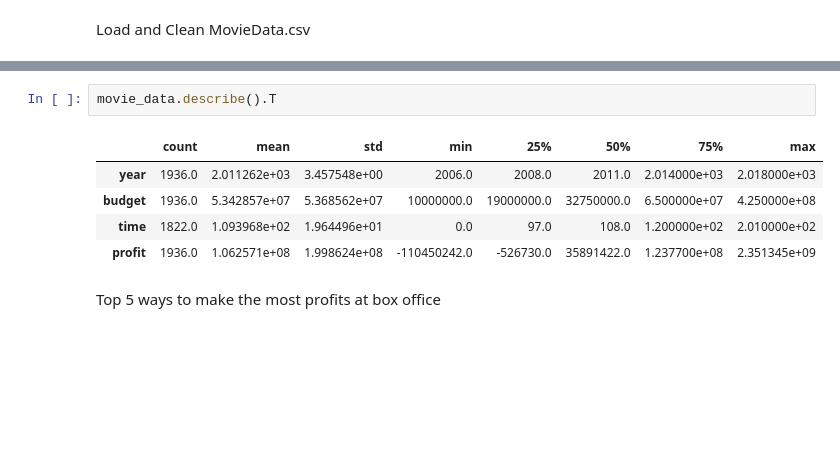
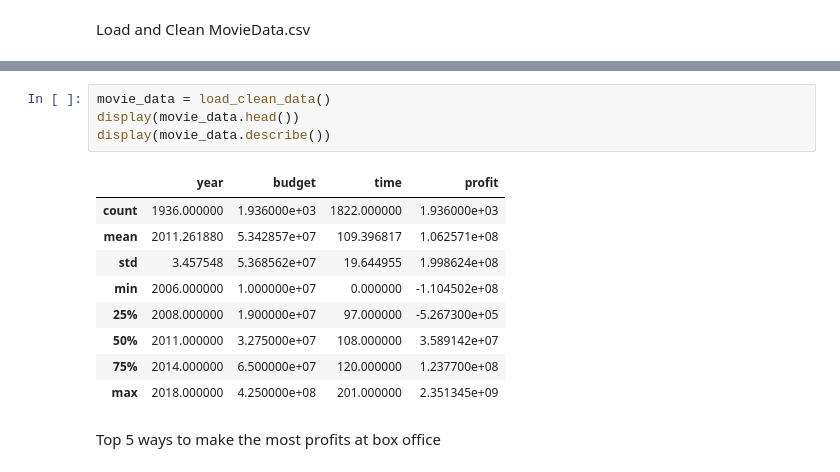
Before and after one commit to jleifnf/JN-Studio, a Jupyter notebook: JN-Studio.ipynb, the cells around one changed output, grey strips where cells are left out. Drawn from its saved outputs; the diff is of its cells as text; blank space fills up the shorter version.

Commit message:
add more funcs to data_preprocess

```diff
--- a/JN-Studio.ipynb
+++ b/JN-Studio.ipynb
@@ -35,11 +14,17 @@ movie_data[movie_data.duplicated(subset='title', keep=False)]
-# %%
-movie_data.describe().T
-# %% [output]
-|  | count | mean | std | min | 25% | 50% | 75% | max |
-| year | 1936.0 | 2.011262e+03 | 3.457548e+00 | 2006.0 | 2008.0 | 2011.0 | 2.014000e+03 | 2.018000e+03 |
-| budget | 1936.0 | 5.342857e+07 | 5.368562e+07 | 10000000.0 | 19000000.0 | 32750000.0 | 6.500000e+07 | 4.250000e+08 |
-| time | 1822.0 | 1.093968e+02 | 1.964496e+01 | 0.0 | 97.0 | 108.0 | 1.200000e+02 | 2.010000e+02 |
-| profit | 1936.0 | 1.062571e+08 | 1.998624e+08 | -110450242.0 | -526730.0 | 35891422.0 | 1.237700e+08 | 2.351345e+09 |
+# %%
+movie_data = load_clean_data()
+display(movie_data.head())
+display(movie_data.describe())
+# %% [output]
+|  | year | budget | time | profit |
+| count | 1936.000000 | 1.936000e+03 | 1822.000000 | 1.936000e+03 |
+| mean | 2011.261880 | 5.342857e+07 | 109.396817 | 1.062571e+08 |
+| std | 3.457548 | 5.368562e+07 | 19.644955 | 1.998624e+08 |
+| min | 2006.000000 | 1.000000e+07 | 0.000000 | -1.104502e+08 |
+| 25% | 2008.000000 | 1.900000e+07 | 97.000000 | -5.267300e+05 |
+| 50% | 2011.000000 | 3.275000e+07 | 108.000000 | 3.589142e+07 |
+| 75% | 2014.000000 | 6.500000e+07 | 120.000000 | 1.237700e+08 |
+| max | 2018.000000 | 4.250000e+08 | 201.000000 | 2.351345e+09 |
 # %% [markdown]
 Top 5 ways to make the most profits at box office
 # %%
```
Also changed, not shown: parts of 3 cells of this notebook, 1 other file.
